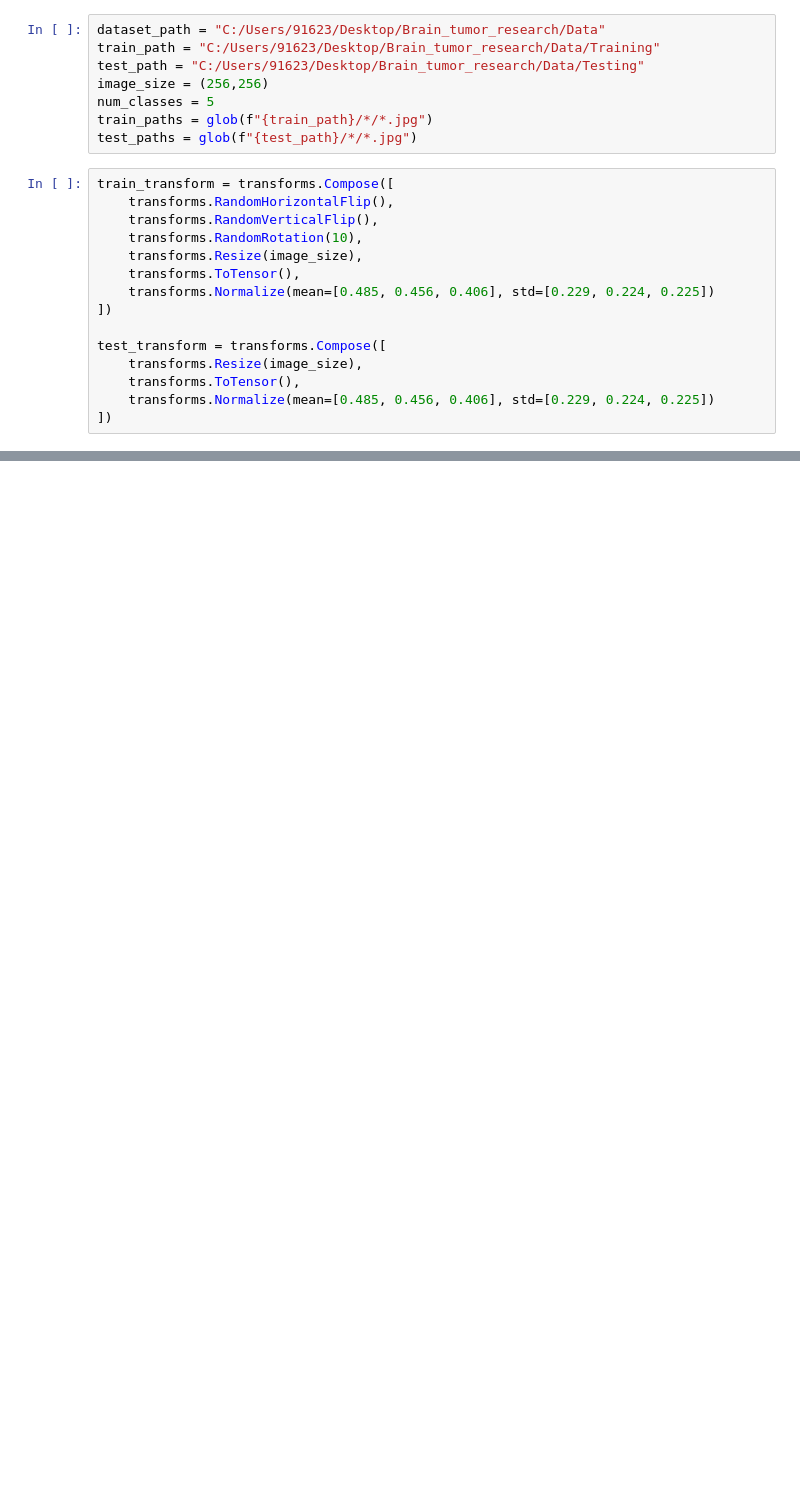
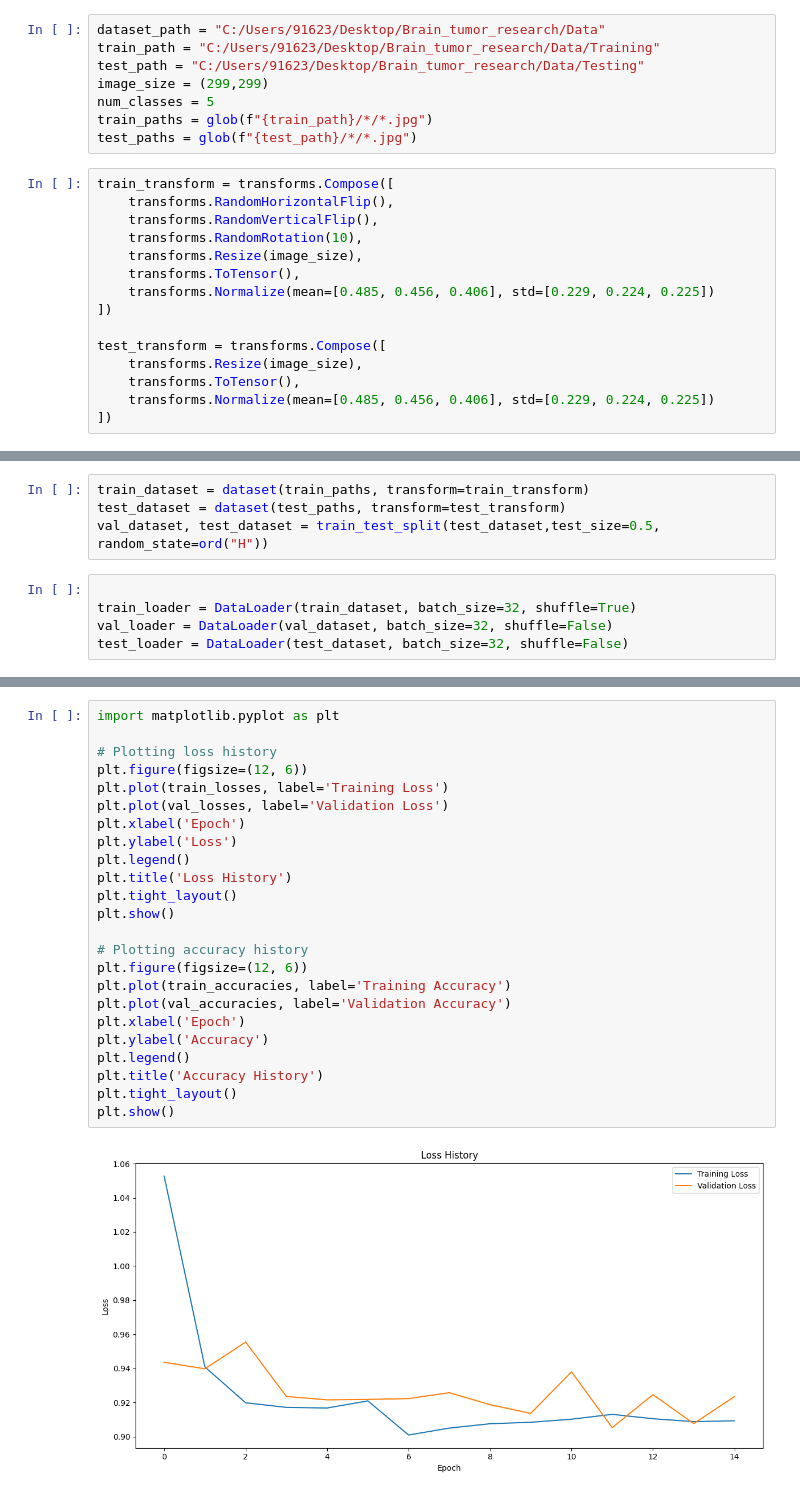
Before and after one commit to kashishthakur26/Brain_tumor_research, a Jupyter notebook: reseach/Inception_netv3.ipynb, the cells around one changed output, grey strips where cells are left out. Drawn from its saved outputs; the diff is of its cells as text; blank space fills up the shorter version.

```diff
--- a/reseach/Inception_netv3.ipynb
+++ b/reseach/Inception_netv3.ipynb
@@ -39,7 +39,7 @@ from sklearn.metrics import ConfusionMatrixDisplay, accuracy_score, confusion_ma
 dataset_path = "C:/Users/91623/Desktop/Brain_tumor_research/Data"
 train_path = "C:/Users/91623/Desktop/Brain_tumor_research/Data/Training"
 test_path = "C:/Users/91623/Desktop/Brain_tumor_research/Data/Testing"
-image_size = (256,256)
+image_size = (299,299)
 num_classes = 5
 train_paths = glob(f"{train_path}/*/*.jpg")
 test_paths = glob(f"{test_path}/*/*.jpg")
@@ -211,0 +87,9 @@ Epoch 30/30, Validation Loss: 0.8819, Validation Accuracy: 86.04%
+# %%
+train_dataset = dataset(train_paths, transform=train_transform)
+test_dataset = dataset(test_paths, transform=test_transform)
+val_dataset, test_dataset = train_test_split(test_dataset,test_size=0.5, random_state=ord("H"))
+# %%
+
+train_loader = DataLoader(train_dataset, batch_size=32, shuffle=True)
+val_loader = DataLoader(val_dataset, batch_size=32, shuffle=False)
+test_loader = DataLoader(test_dataset, batch_size=32, shuffle=False)
@@ -211,0 +244,26 @@ Epoch 30/30, Validation Loss: 0.8819, Validation Accuracy: 86.04%
+# %%
+import matplotlib.pyplot as plt
+
+# Plotting loss history
+plt.figure(figsize=(12, 6))
+plt.plot(train_losses, label='Training Loss')
+plt.plot(val_losses, label='Validation Loss')
+plt.xlabel('Epoch')
+plt.ylabel('Loss')
+plt.legend()
+plt.title('Loss History')
+plt.tight_layout()
+plt.show()
+
+# Plotting accuracy history
+plt.figure(figsize=(12, 6))
+plt.plot(train_accuracies, label='Training Accuracy')
+plt.plot(val_accuracies, label='Validation Accuracy')
+plt.xlabel('Epoch')
+plt.ylabel('Accuracy')
+plt.legend()
+plt.title('Accuracy History')
+plt.tight_layout()
+plt.show()
+# %% [output]
+[figure, added]
```
Also changed, not shown: parts of 9 cells of this notebook, 2 other files.
